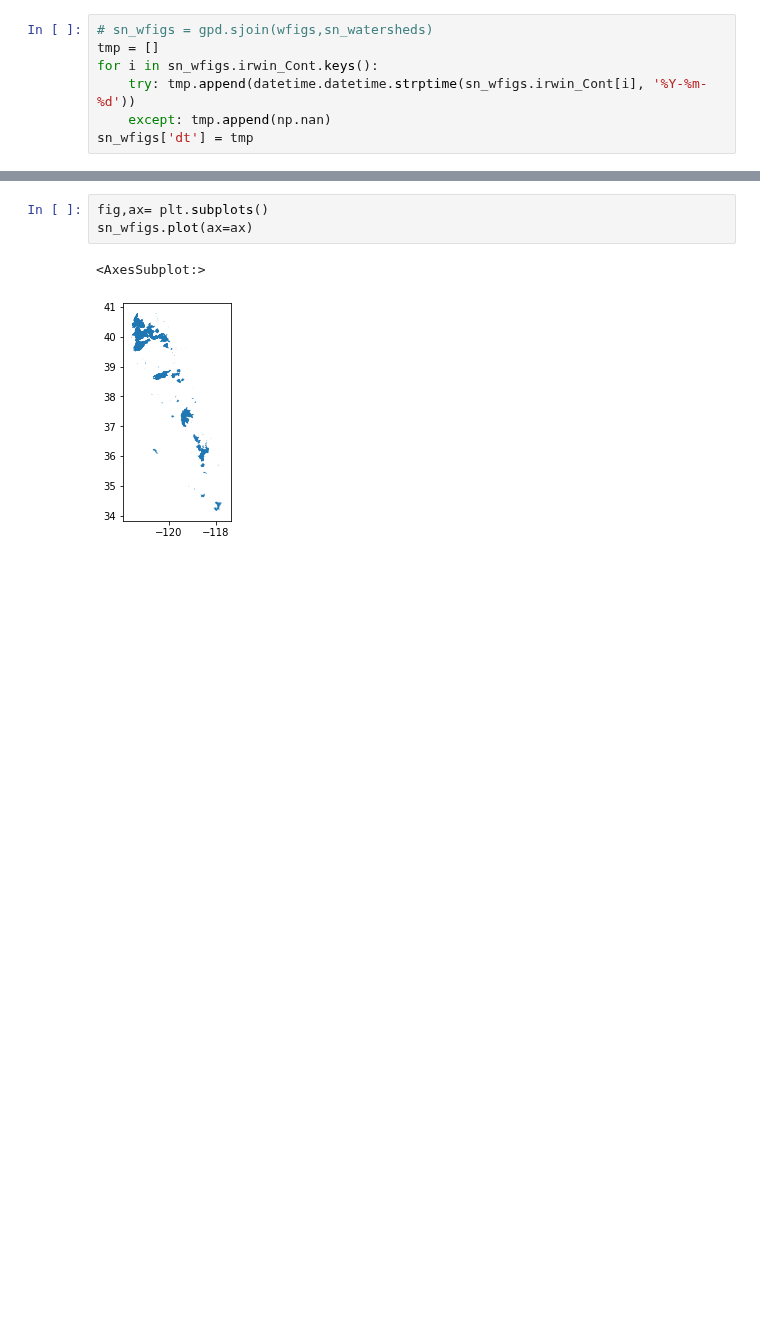
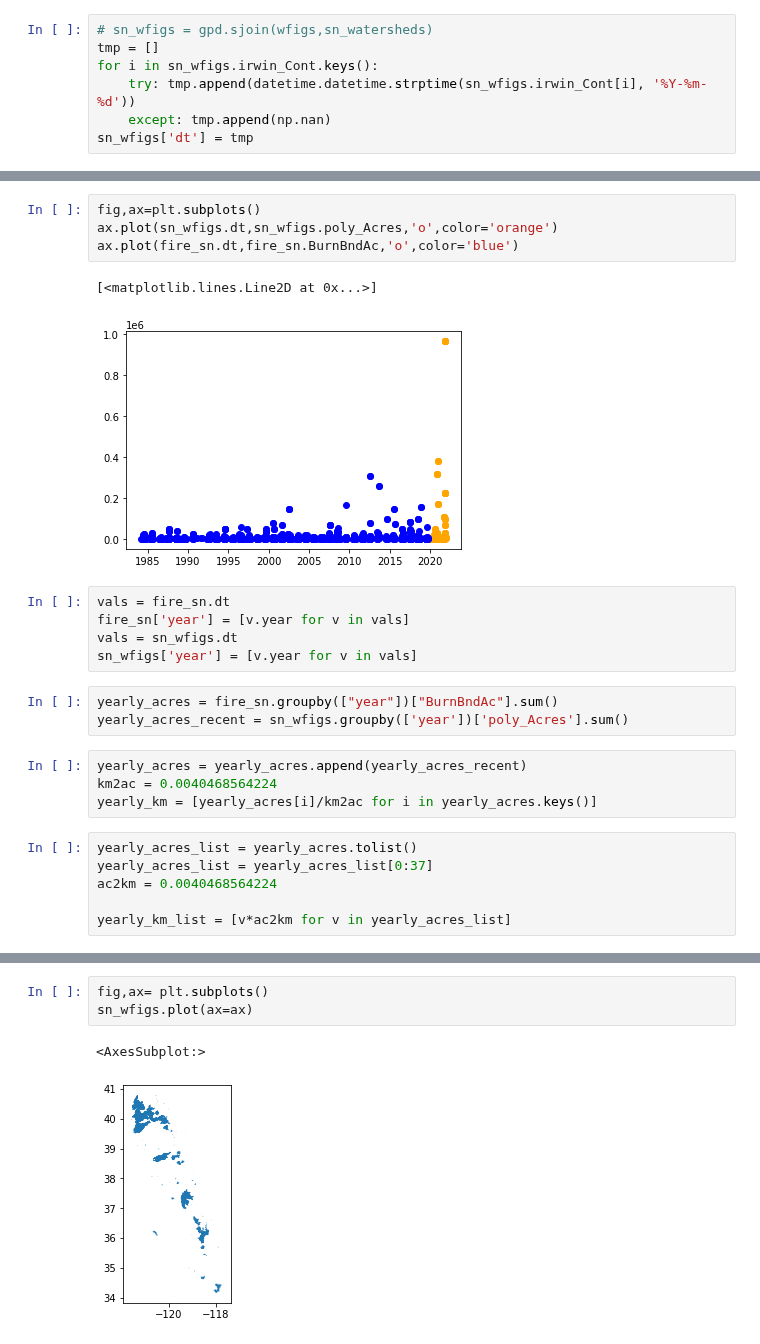
Before and after one commit to mariannecowherd/pe_snow_fires, a Jupyter notebook: scripts/buredn_area.ipynb, the cells around one changed output, grey strips where cells are left out. Cells and saved outputs as stored; diff of their text form; blank space fills up the shorter version.

```diff
--- a/scripts/buredn_area.ipynb
+++ b/scripts/buredn_area.ipynb
@@ -67,0 +80,25 @@ dt
+# %%
+fig,ax=plt.subplots()
+ax.plot(sn_wfigs.dt,sn_wfigs.poly_Acres,'o',color='orange')
+ax.plot(fire_sn.dt,fire_sn.BurnBndAc,'o',color='blue')
+# %% [output]
+[<matplotlib.lines.Line2D at 0x...>]
+[figure, added]
+# %%
+vals = fire_sn.dt
+fire_sn['year'] = [v.year for v in vals]
+vals = sn_wfigs.dt
+sn_wfigs['year'] = [v.year for v in vals]
+# %%
+yearly_acres = fire_sn.groupby(["year"])["BurnBndAc"].sum()
+yearly_acres_recent = sn_wfigs.groupby(['year'])['poly_Acres'].sum()
+# %%
+yearly_acres = yearly_acres.append(yearly_acres_recent)
+km2ac = 0.0040468564224
+yearly_km = [yearly_acres[i]/km2ac for i in yearly_acres.keys()]
+# %%
+yearly_acres_list = yearly_acres.tolist()
+yearly_acres_list = yearly_acres_list[0:37]
+ac2km = 0.0040468564224
+
+yearly_km_list = [v*ac2km for v in yearly_acres_list]
```
Also changed, not shown: parts of 11 cells of this notebook.
